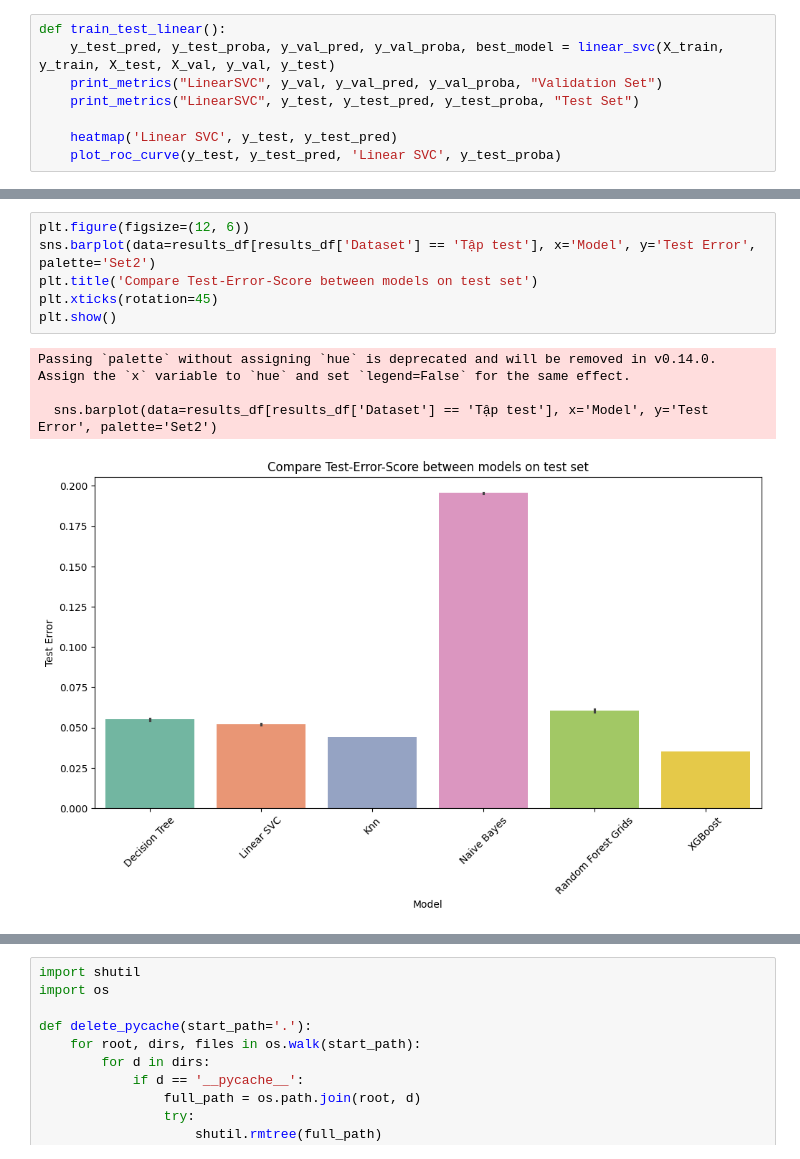
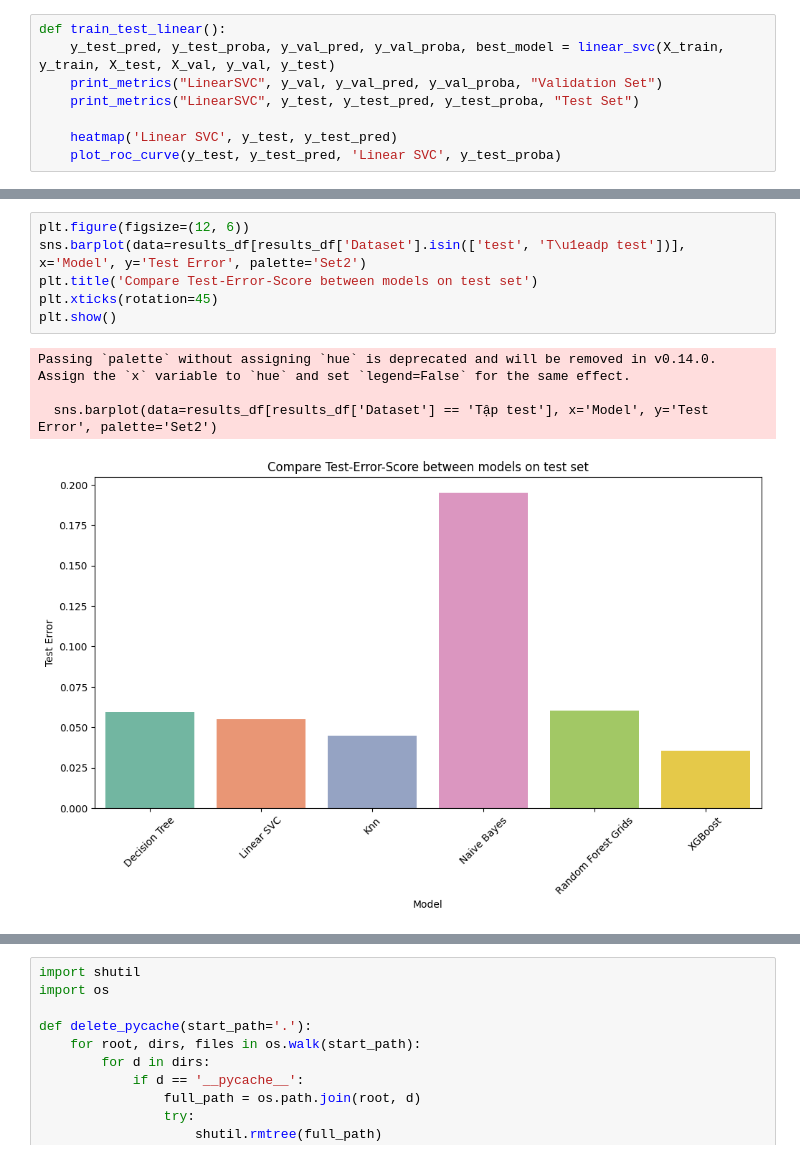
Before and after one commit to DannyPhongcoderso1/WebVulnerabilities, a Jupyter notebook: final.ipynb, the cells around one changed output, grey strips where cells are left out. Cells and saved outputs as stored; diff of their text form.

```diff
--- a/final.ipynb
+++ b/final.ipynb
@@ -339,14 +339,14 @@ Passing `palette` without assigning `hue` is deprecated and will be removed in v
 [figure]
 # %%
 plt.figure(figsize=(12, 6))
-sns.barplot(data=results_df[results_df['Dataset'] == 'Tập test'], x='Model', y='Test Error', palette='Set2')
+sns.barplot(data=results_df[results_df['Dataset'].isin(['test', 'T\u1eadp test'])], x='Model', y='Test Error', palette='Set2')
 plt.title('Compare Test-Error-Score between models on test set')
 plt.xticks(rotation=45)
 plt.show()
 # %% [output]
 Passing `palette` without assigning `hue` is deprecated and will be removed in v0.14.0. Assign the `x` variable to `hue` and set `legend=False` for the same effect.
 
   sns.barplot(data=results_df[results_df['Dataset'] == 'Tập test'], x='Model', y='Test Error', palette='Set2')
-[figure, old version]
+[figure, new version]
 # %%
 plt.figure(figsize=(12, 6))
```
Also changed, not shown: parts of 15 cells of this notebook, 7 other files.
